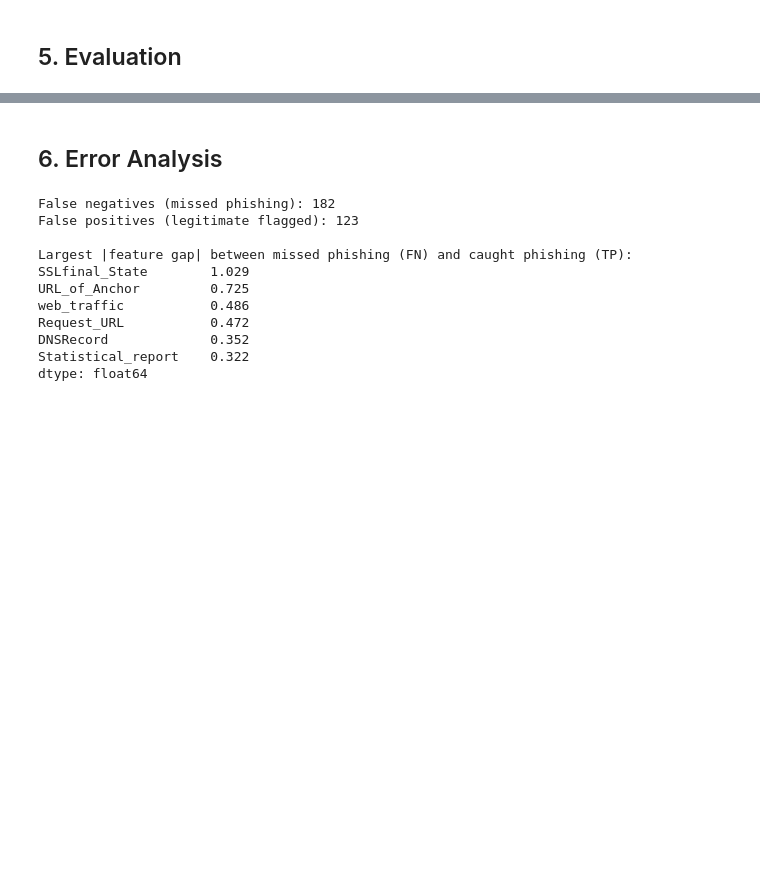
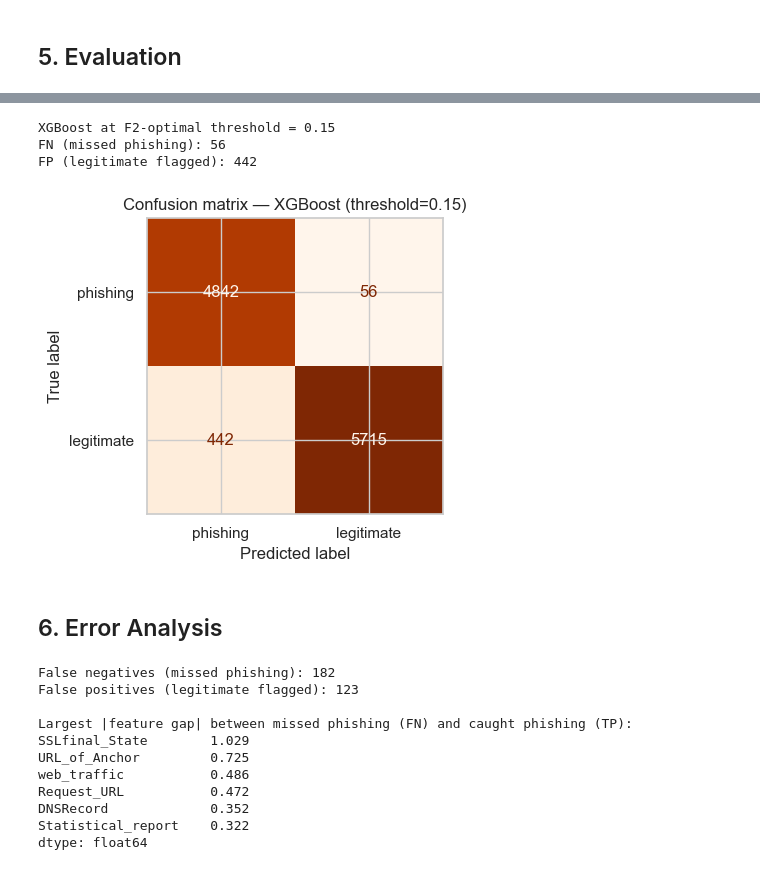
Before and after one commit to Saleh-Ra/cyber-project, a Jupyter notebook: project.ipynb, the cells around one changed output, grey strips where cells are left out. Drawn from its saved outputs; the diff is of its cells as text; code cells hidden in the pictures; blank space fills up the shorter version.

```diff
--- a/project.ipynb
+++ b/project.ipynb
@@ -323,3 +394,24 @@ plt.show()
+# %%
+# Confusion matrix at F2-optimal threshold for XGBoost
+best_t = best_thresholds.loc[best_thresholds["model"] == "XGBoost", "threshold"].iloc[0]
+y_pred_tuned = (oof_proba["XGBoost"] >= best_t).astype(int)
+cm_tuned = confusion_matrix(y_phish, y_pred_tuned, labels=[1, 0])
+print(f"XGBoost at F2-optimal threshold = {best_t:.2f}")
+print(f"FN (missed phishing): {cm_tuned[0, 1]}")
+print(f"FP (legitimate flagged): {cm_tuned[1, 0]}")
+
+fig, ax = plt.subplots(figsize=(5, 4))
+ConfusionMatrixDisplay(cm_tuned, display_labels=["phishing", "legitimate"]).plot(
+    ax=ax, cmap="Oranges", colorbar=False
+)
+ax.set_title(f"Confusion matrix — XGBoost (threshold={best_t:.2f})")
+plt.tight_layout()
+plt.show()
+# %% [output]
+XGBoost at F2-optimal threshold = 0.15
+FN (missed phishing): 56
+FP (legitimate flagged): 442
+[figure, added]
 # %% [markdown]
 ## 6. Error Analysis
 # %%
```
Also changed, not shown: parts of 13 cells of this notebook, 1 other file.
